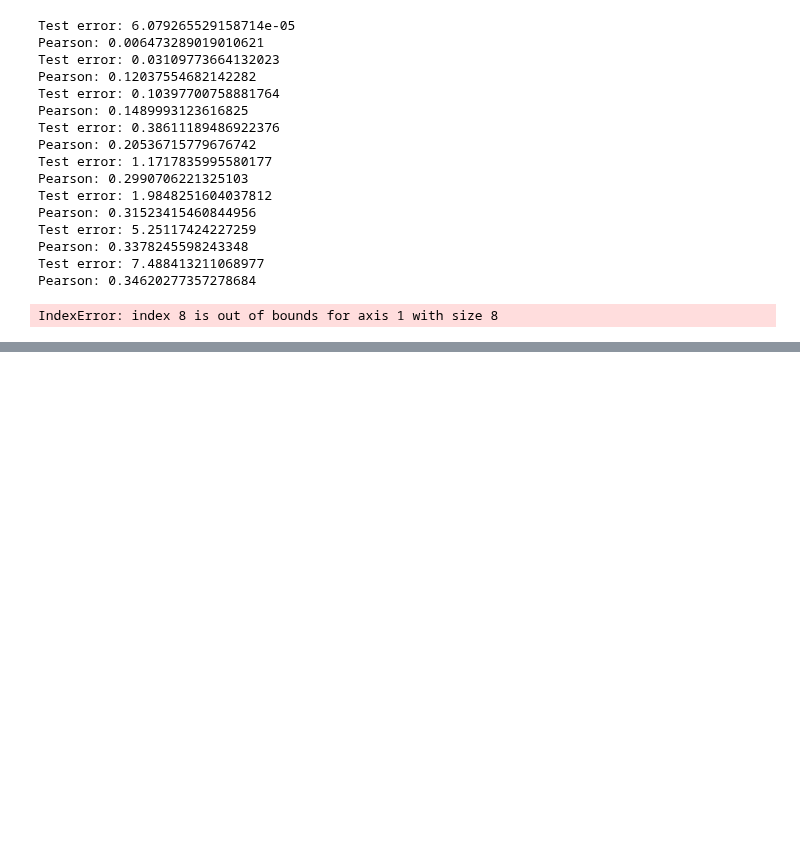
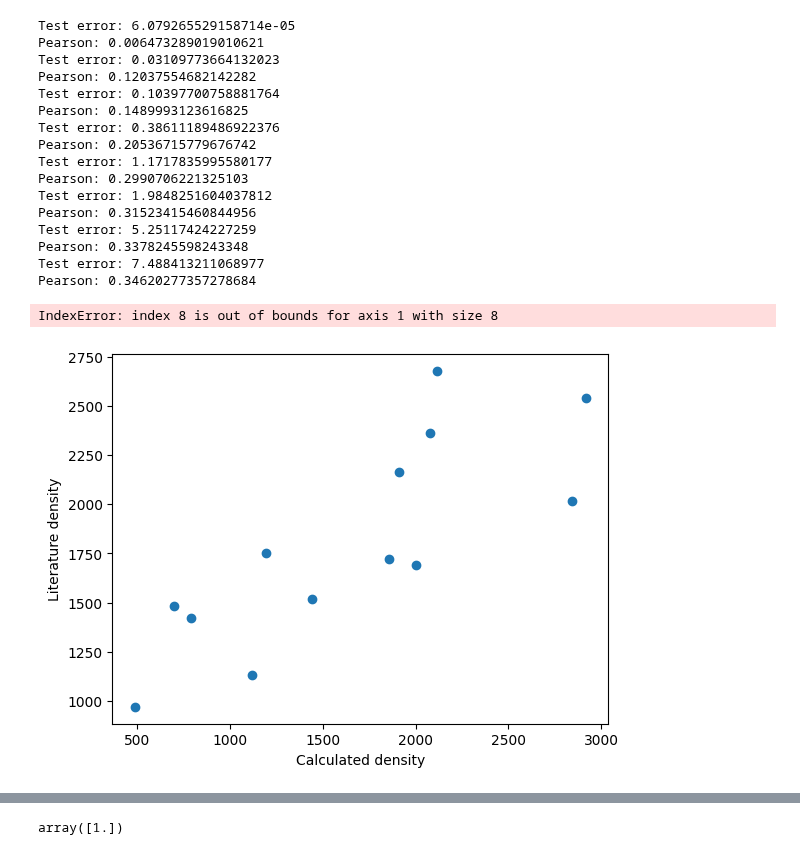
Before and after one commit to R-Chr/vitrum, a Jupyter notebook: test.ipynb, the cells around one changed output, grey strips where cells are left out. Saved outputs shown, nothing was run; the diff lists cells and outputs as text; code cells hidden in the pictures; blank space fills up the shorter version.

```diff
--- a/test.ipynb
+++ b/test.ipynb
@@ -423,0 +428,57 @@ IndexError: index 8 is out of bounds for axis 1 with size 8
+# %%
+compositions = {"SiO": {"composition": "SiO2", "density": 2.2, "source": "", "sq_file": "106.csv", "sq_type": "neutron", "offset": 0, "formula": "SiO2"},
+               "BO": {"composition": "B2O3", "density": 1.806, "source": "https://doi.org/10.1016/j.jnoncrysol.2009.12.013", "sq_file": "194.csv", "sq_type": "neutron", "offset": 1, "formula": "B2O3"},
+               "PO": {"composition": "P2O5", "density": 2.385, "source": "https://doi.org/10.1016/S0022-3093(98)00529-8", "sq_file": "140.csv", "sq_type": "neutron", "offset": 0, "formula": "P2O5"},
+               #"GeO": {"composition": "GeO2", "density": 1.806, "source": ""},
+               "LiPS": {"composition": "Li7P3S11", "density": 1.938, "source": "https://doi.org/10.1038/srep21302", "sq_file": "1003_LiPS.csv", "sq_type": "xray", "offset": -1, "formula": "70Li2S-30P2S5"},
+               "CaAlSiO": {"composition": "CaSiAl2O6", "density": 2.789, "source": "https://doi.org/10.1016/j.jnoncrysol.2016.05.018", "sq_file": "375_Ca33.33_RT.csv", "sq_type": "neutron", "offset": -2.25, "formula": "33CaO-33Al2O3-33SiO2"},
+               "NaBO": {"composition": "NaB3O5", "density": 2.249, "source": "https://doi.org/10.1016/j.jnoncrysol.2009.12.013", "sq_file": "193.csv", "sq_type": "neutron", "offset": 1, "formula": "25Na2O-75B2O3"},
+               "NaSiO": {"composition": "Na60Si70O170", "density": 2.466, "source": "https://doi.org/10.1088/0953-8984/19/33/335209", "sq_file": "458.csv", "sq_type": "neutron", "offset": -1, "formula": "30Na2O-70Si2O"},
+               "NaPO": {"composition": "Na40P160O420", "density": 2.385, "source": "https://doi.org/10.1016/S0022-3093(98)00529-8", "sq_file": "142.csv", "sq_type": "neutron", "offset": 0, "formula": "20Na2O-80P2O5"},
+               #"LiSiS": {"composition": "LiSiS", "density": 1.806, "source": ""},
+               "LiBPO": {"composition": "Li76B62P62O286", "density": 2.460, "source": "https://doi.org/10.1016/j.jpowsour.2022.232302", "sq_file": "1004_LiBPO.csv", "sq_type": "xray", "offset": 0, "formula": "38Li2O-31B2O3-31P2O5"},
+               #"LiAlGePO": {"composition": "LiAlGeP", "density": 1.80, "source": ""},
+               #"KGePO": {"composition": "KGeP", "density": 1.806, "source": "https://www.sciencedirect.com/science/article/pii/S0022309308001415"},
+               "NaSiS": {"composition": "Na100S150Si50", "density": 2.01, "source": "https://doi.org/10.1021/acs.jpcb.8b04353", "sq_file": "1001_NaSiS.csv", "sq_type": "xray", "offset": 0,  "formula": "Na2SiS3"},
+               #"NaSiON": {"composition": "Na40Si80O156N16", "density": 2.49, "source": "https://doi.org/10.1111/j.1151-2916.1993.tb03652.x", "sq_file": "1002_NaSiON.csv", "sq_type": "neutron", "offset": -1},
+               "LiGeS": {"composition": "Li2GeS3", "density": 2.436, "source": "https://doi.org/10.1016/j.jnoncrysol.2007.07.033", "sq_file": "1005_LiGeS.csv", "sq_type": "neutron", "offset": 0,  "formula": "Li2GeS3"},
+               "NaGeS": {"composition": "Na2GeS3", "density": 2.317, "source": "https://doi.org/10.1016/j.ssi.2009.01.008", "sq_file": "1006_NaGeS.csv", "sq_type": "neutron", "offset": 0,  "formula": "Na2GeS3"},
+               "LiGeOS": {"composition": "Li10Ge5S11O4", "density": 2.585, "source": "https://doi.org/10.1016/j.jnoncrysol.2009.01.006", "sq_file": "1007_LiGeOS.csv", "sq_type": "xray", "offset": -2, "formula": "Li10Ge5S11O4"},
+               #"NaBOCl": {"composition": "NaBOCl", "density": 1.806, "source": "https://doi.org/10.1103/PhysRevB.57.13514"},
+}
+
+import matplotlib.pyplot as plt
+calc_volume = []
+true_volume = []
+
+for key in compositions.keys():
+    target_atoms = 100
+    composition = compositions[key]["composition"]
+    composition = Composition(composition)
+    formula, factor = composition.get_integer_formula_and_factor()
+    integer_composition = Composition(formula)
+    full_cell_composition = integer_composition * np.ceil(target_atoms / integer_composition.num_atoms)
+    structure = {}
+    for el in full_cell_composition:
+        structure[str(el)] = int(full_cell_composition.element_composition.get(el))
+    all_radii = np.hstack([np.repeat(covalent_radii[atomic_numbers[key]], structure[key]) for key in structure.keys()])
+    volumes = np.sum((4/3*np.pi*all_radii**3))*2.85419917
+    calc_volume.append(volumes)
+
+    mass = np.sum([Atoms(f"{i}").get_masses()[0] * structure[i] for i in structure])
+    density = (mass / (6.0221 * (10**23)) / volumes * (10**24))
+    cell_vol = ((mass / (6.0221 * (10**23))) / 2.385) * (10**24)
+    true_volume.append(cell_vol)
+
+plt.scatter(calc_volume, true_volume)
+plt.xlabel("Calculated density")
+plt.ylabel("Literature density")
+plt.show()
+
+calc_volume = np.array(calc_volume)
+true_volume = np.array(true_volume)
+calc_volume = calc_volume[:,np.newaxis]
+a, _, _, _ = np.linalg.lstsq(calc_volume, true_volume)
+a
+# %% [output]
+[figure, added]
@@ -423,0 +487 @@ IndexError: index 8 is out of bounds for axis 1 with size 8
+array([1.])
```
Also changed, not shown: parts of 2 cells of this notebook, 3 other files.
